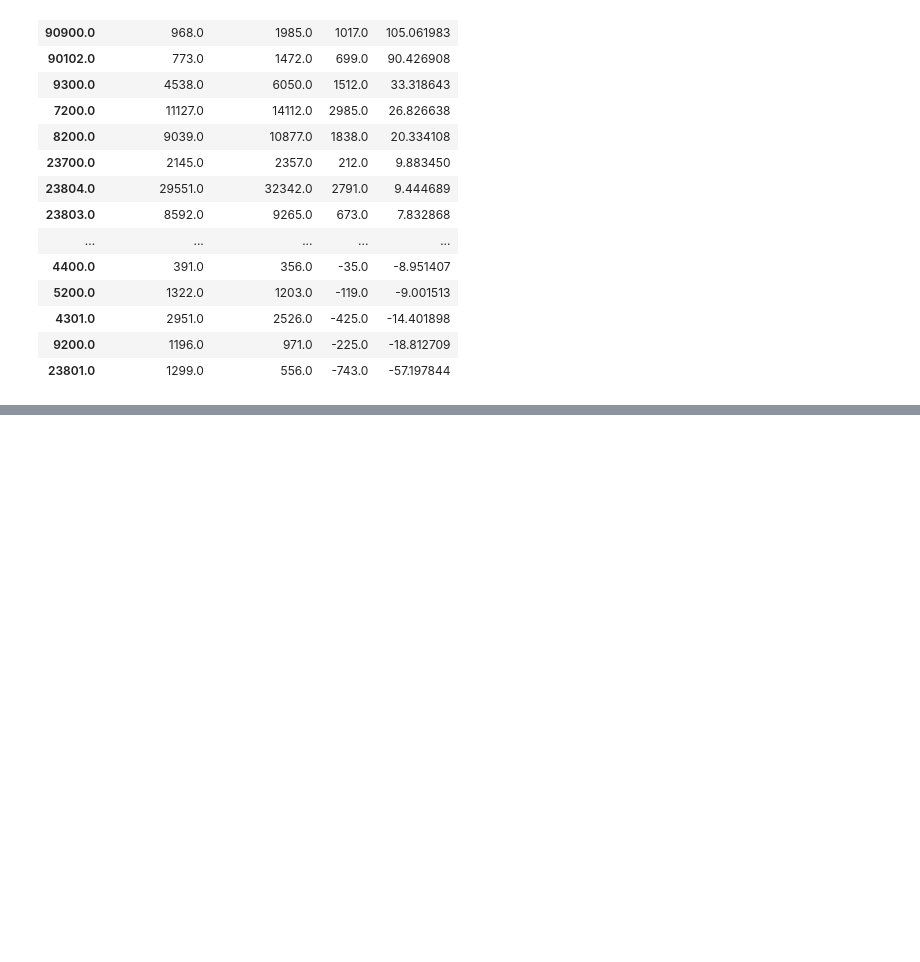
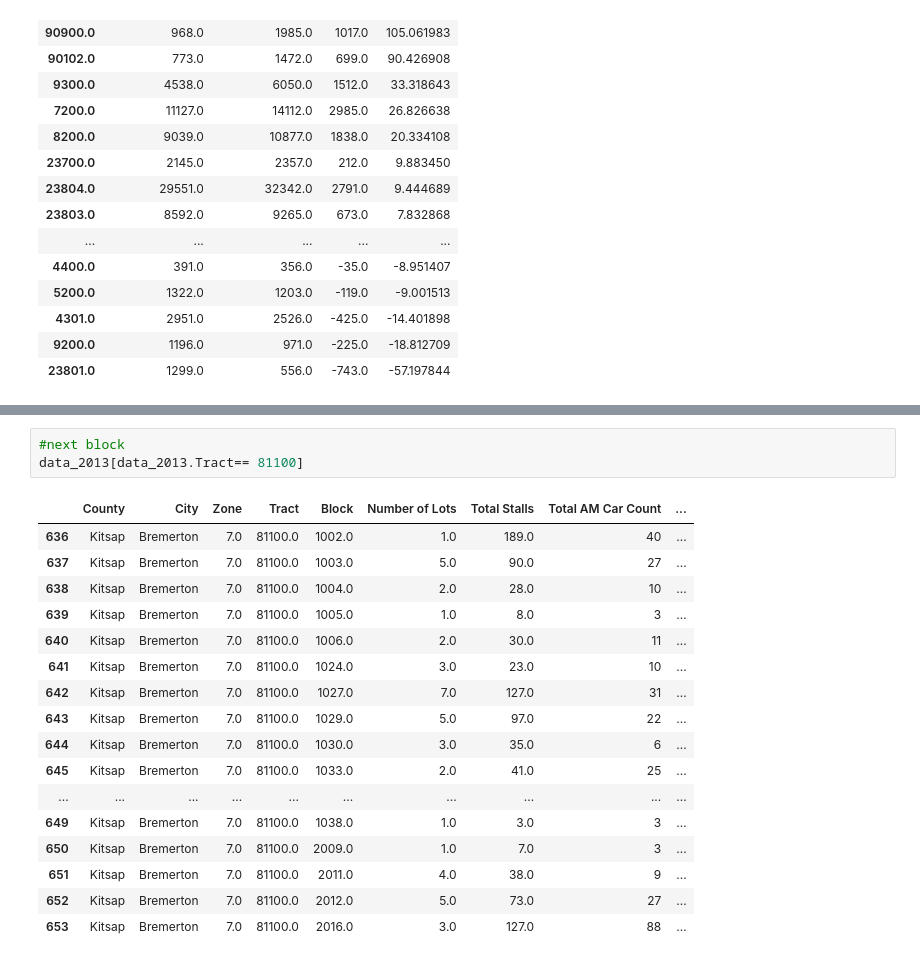
Before and after one commit to psrc/data-science, a Jupyter notebook: parking/Parking Inventory Comparison - 2013 vs 2018 data.ipynb, the cells around one changed output, grey strips where cells are left out. Saved outputs shown, nothing was run; the diff lists cells and outputs as text; blank space fills up the shorter version.

```diff
--- a/parking/Parking Inventory Comparison - 2013 vs 2018 data.ipynb
+++ b/parking/Parking Inventory Comparison - 2013 vs 2018 data.ipynb
@@ -185,0 +228,21 @@ data_2013[data_2013.Tract== 5302]
+# %%
+#next block
+data_2013[data_2013.Tract== 81100]
+# %% [output]
+|  | County | City | Zone | Tract | Block | Number of Lots | Total Stalls | Total AM Car Count | ... |
+| 636 | Kitsap | Bremerton | 7.0 | 81100.0 | 1002.0 | 1.0 | 189.0 | 40 | ... |
+| 637 | Kitsap | Bremerton | 7.0 | 81100.0 | 1003.0 | 5.0 | 90.0 | 27 | ... |
+| 638 | Kitsap | Bremerton | 7.0 | 81100.0 | 1004.0 | 2.0 | 28.0 | 10 | ... |
+| 639 | Kitsap | Bremerton | 7.0 | 81100.0 | 1005.0 | 1.0 | 8.0 | 3 | ... |
+| 640 | Kitsap | Bremerton | 7.0 | 81100.0 | 1006.0 | 2.0 | 30.0 | 11 | ... |
+| 641 | Kitsap | Bremerton | 7.0 | 81100.0 | 1024.0 | 3.0 | 23.0 | 10 | ... |
+| 642 | Kitsap | Bremerton | 7.0 | 81100.0 | 1027.0 | 7.0 | 127.0 | 31 | ... |
+| 643 | Kitsap | Bremerton | 7.0 | 81100.0 | 1029.0 | 5.0 | 97.0 | 22 | ... |
+| 644 | Kitsap | Bremerton | 7.0 | 81100.0 | 1030.0 | 3.0 | 35.0 | 6 | ... |
+| 645 | Kitsap | Bremerton | 7.0 | 81100.0 | 1033.0 | 2.0 | 41.0 | 25 | ... |
+| ... | ... | ... | ... | ... | ... | ... | ... | ... | ... |
+| 649 | Kitsap | Bremerton | 7.0 | 81100.0 | 1038.0 | 1.0 | 3.0 | 3 | ... |
+| 650 | Kitsap | Bremerton | 7.0 | 81100.0 | 2009.0 | 1.0 | 7.0 | 3 | ... |
+| 651 | Kitsap | Bremerton | 7.0 | 81100.0 | 2011.0 | 4.0 | 38.0 | 9 | ... |
+| 652 | Kitsap | Bremerton | 7.0 | 81100.0 | 2012.0 | 5.0 | 73.0 | 27 | ... |
+| 653 | Kitsap | Bremerton | 7.0 | 81100.0 | 2016.0 | 3.0 | 127.0 | 88 | ... |
```
Also changed, not shown: parts of 8 cells of this notebook.
